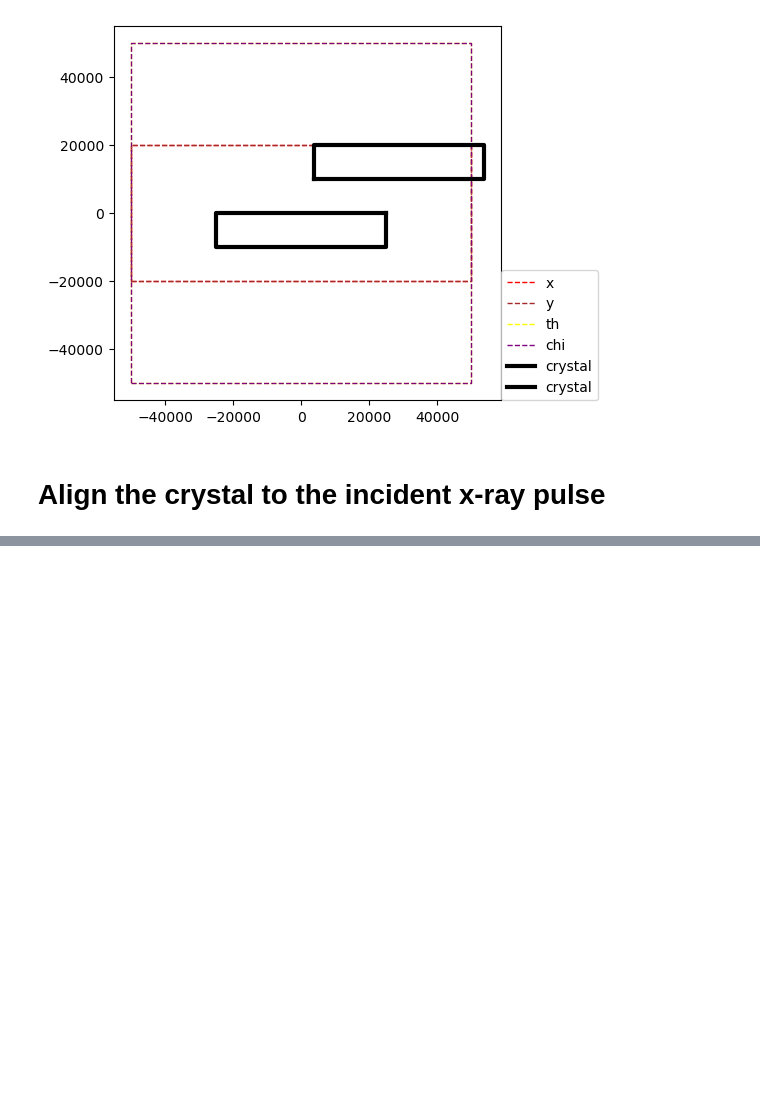
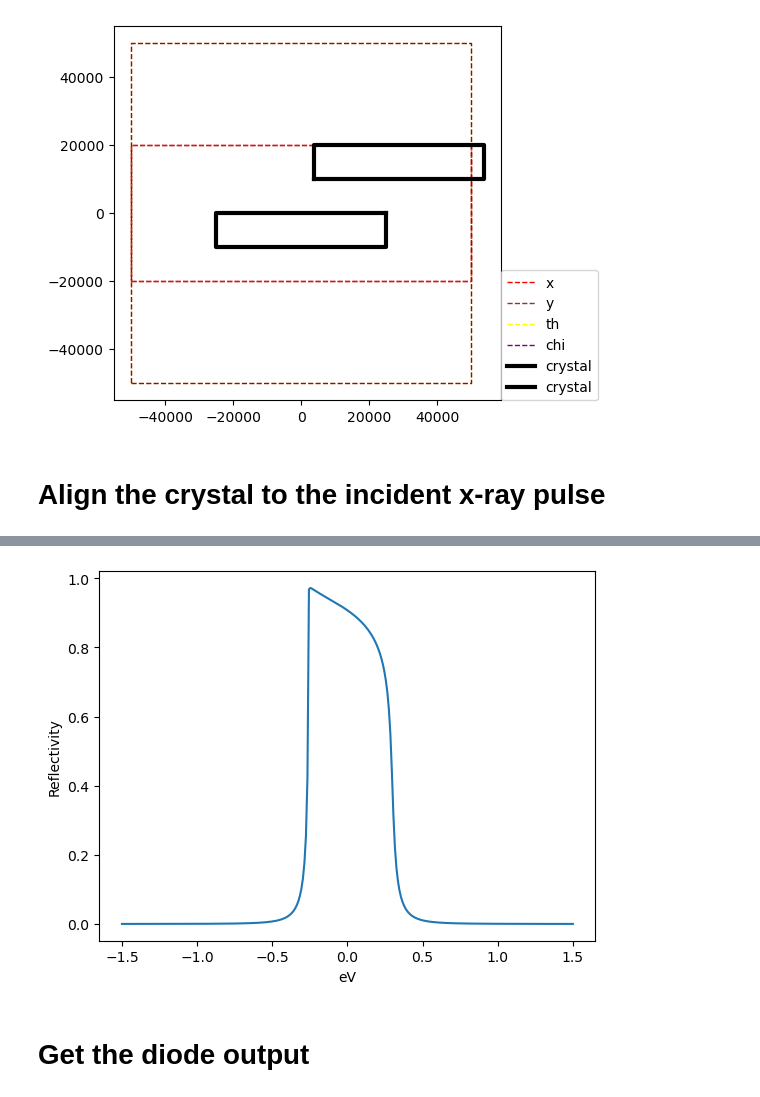
Before and after one commit to haoyuanli93/XRaySimulation, a Jupyter notebook: Example/dataScienceProj/motionStackTest.ipynb, the cells around one changed output, grey strips where cells are left out. Drawn from its saved outputs; the diff is of its cells as text; code cells hidden in the pictures; blank space fills up the shorter version.

```diff
--- a/Example/dataScienceProj/motionStackTest.ipynb
+++ b/Example/dataScienceProj/motionStackTest.ipynb
@@ -49,0 +111,9 @@ motionStack.chi.user_getPosition()
+# %%
+plt.plot(k_array_keV * 1000, np.square(np.abs(reflectivity_s)))
+plt.xlabel("eV")
+plt.ylabel("Reflectivity")
+plt.show()
+# %% [output]
+[figure, added]
+# %% [markdown]
+# Get the diode output
```
Also changed, not shown: parts of 20 cells of this notebook, 4 other files.
